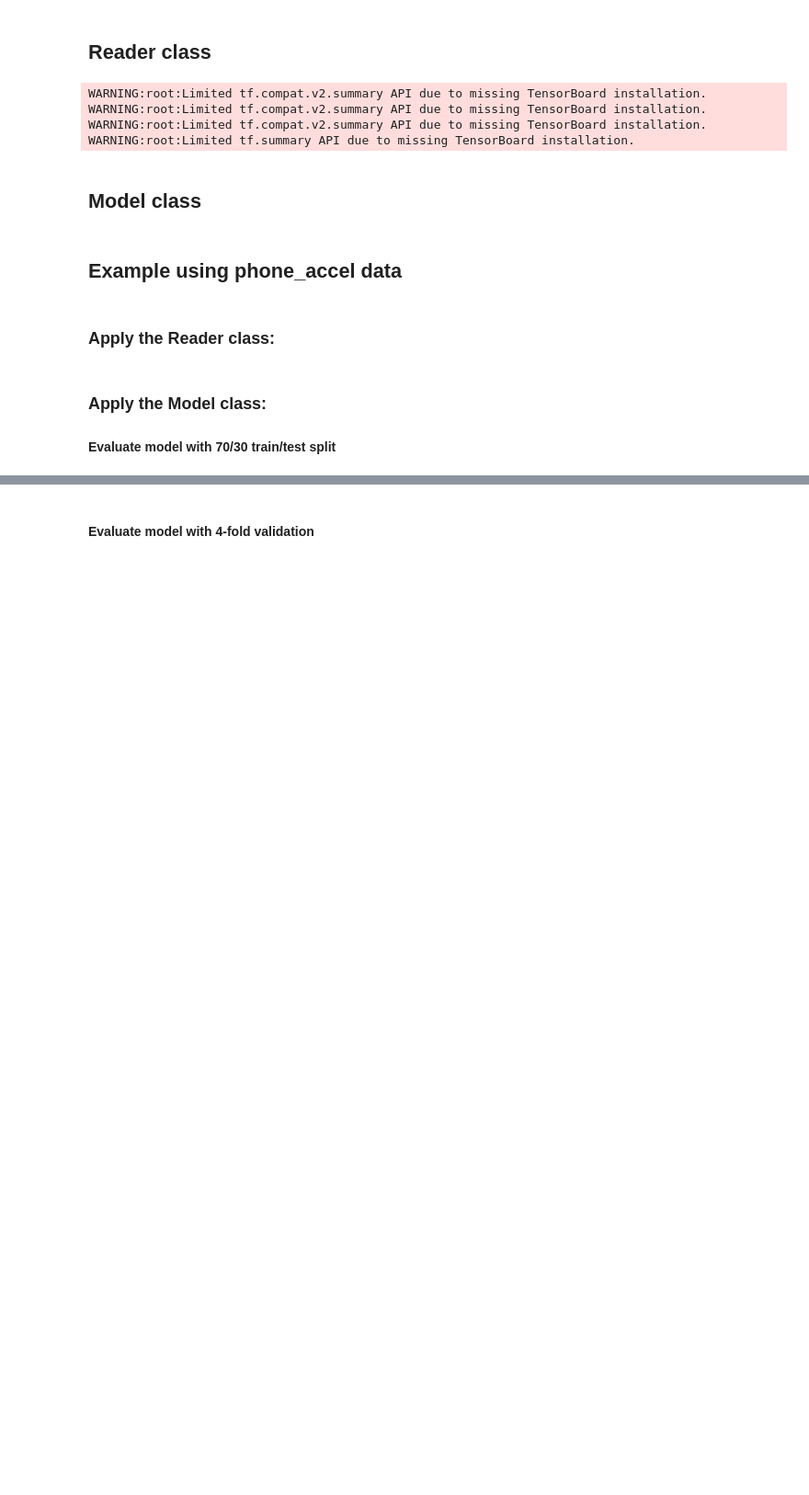
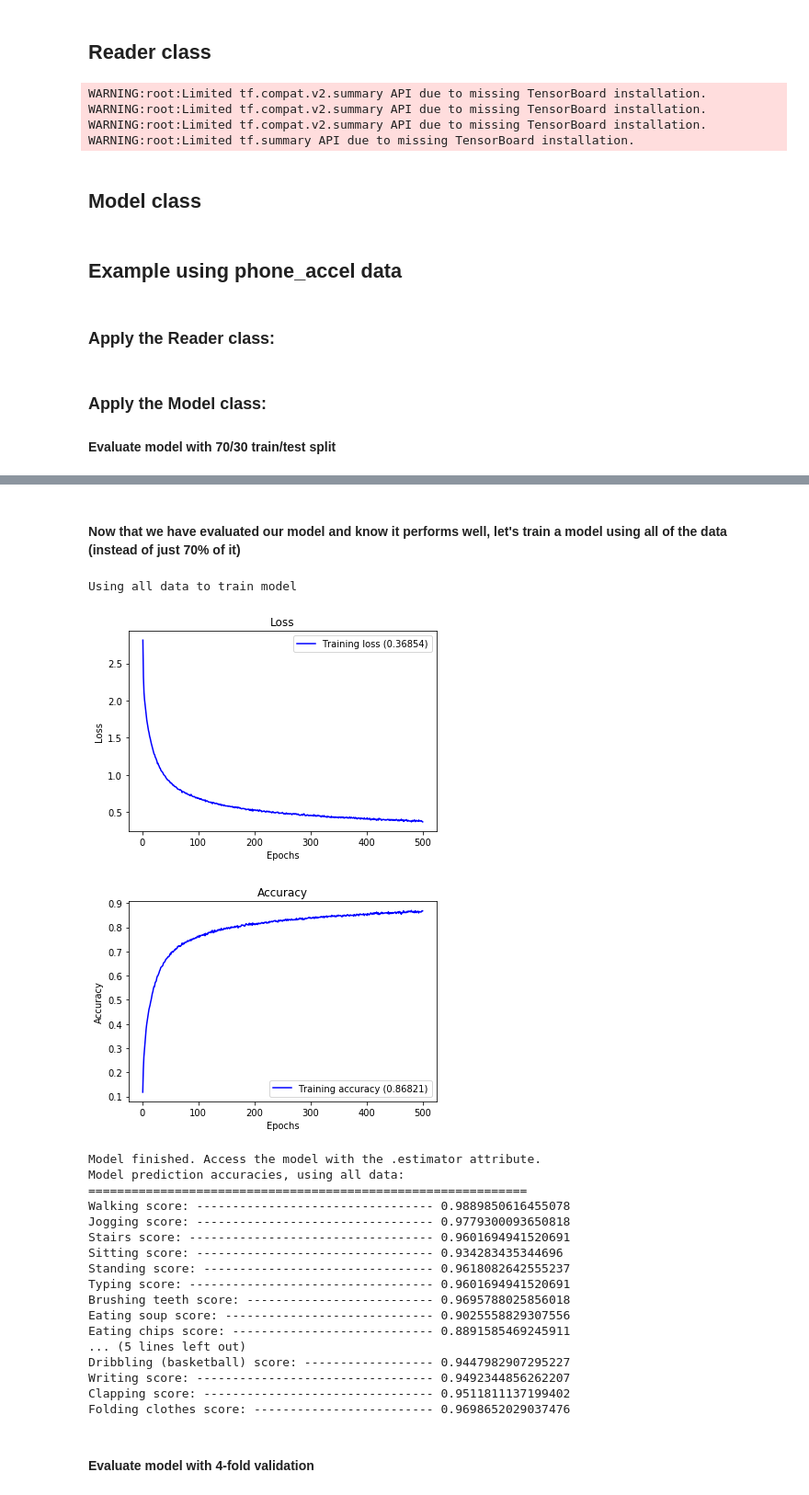
Before and after one commit to rchtsang/ecs171-HAR, a Jupyter notebook: nnmodel.ipynb, the cells around one changed output, grey strips where cells are left out. Shown at 92% size. Saved outputs shown, nothing was run; the diff lists cells and outputs as text; code cells hidden in the pictures; blank space fills up the shorter version.

```diff
--- a/nnmodel.ipynb
+++ b/nnmodel.ipynb
@@ -341,3 +375,32 @@ Folding clothes test score: ------------------------- 0.8121693134307861
+# %% [markdown]
+#### Now that we have evaluated our model and know it performs well, let's train a model using all of the data (instead of just 70% of it)
+# %%
+finalmodel = Model(df)
+finalmodel.preprocess(attributes, label, testsize)
+finalmodel.finaltrain() # Use train/test split for training instead of kfold
+finalmodel.evaluate()
+final = model.estimator # this is our final saved model that is trained on all of the data
+# %% [output]
+Using all data to train model
+[figure, added]
+[figure, added]
+Model finished. Access the model with the .estimator attribute.
+Model prediction accuracies, using all data:
+=============================================================
+Walking score: --------------------------------- 0.9889850616455078
+Jogging score: --------------------------------- 0.9779300093650818
+Stairs score: ---------------------------------- 0.9601694941520691
+Sitting score: --------------------------------- 0.934283435344696
+Standing score: -------------------------------- 0.9618082642555237
+Typing score: ---------------------------------- 0.9601694941520691
+Brushing teeth score: -------------------------- 0.9695788025856018
+Eating soup score: ----------------------------- 0.9025558829307556
+Eating chips score: ---------------------------- 0.8891585469245911
+... (5 lines left out)
+Dribbling (basketball) score: ------------------ 0.9447982907295227
+Writing score: --------------------------------- 0.9492344856262207
+Clapping score: -------------------------------- 0.9511811137199402
+Folding clothes score: ------------------------- 0.9698652029037476
 # %% [markdown]
 #### Evaluate model with 4-fold validation
 # %%
```
Also changed, not shown: parts of 4 cells of this notebook, 1 other file.
